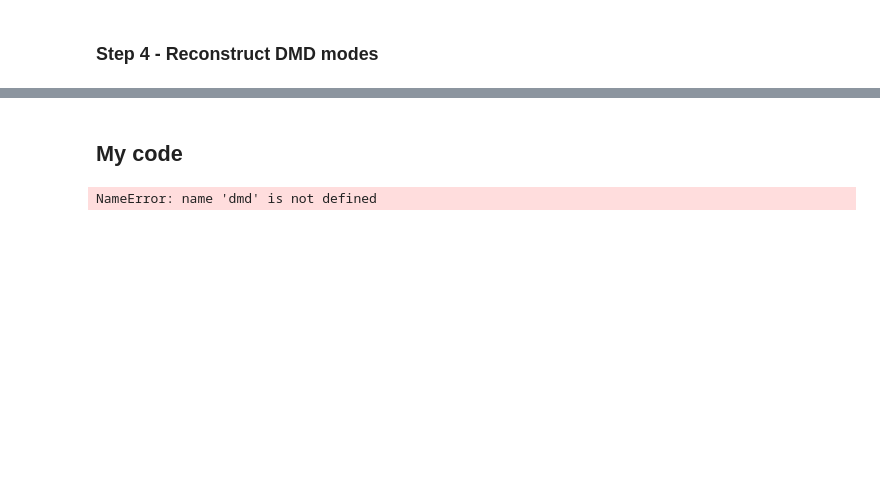
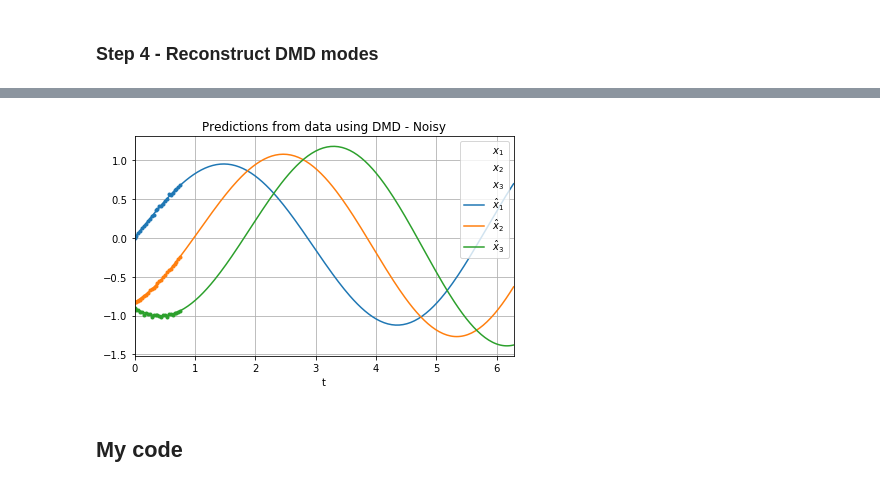
Before and after one commit to billtubbs/mech-575, a Jupyter notebook: Chapter-7-data-driven-dynamical-systems.ipynb, the cells around one changed output, grey strips where cells are left out. Saved outputs shown, nothing was run; the diff lists cells and outputs as text; code cells hidden in the pictures; blank space fills up the shorter version.

```diff
--- a/Chapter-7-data-driven-dynamical-systems.ipynb
+++ b/Chapter-7-data-driven-dynamical-systems.ipynb
@@ -170,3 +288,31 @@ assert np.array_equal(b, result_check[2])
+# %%
+# DMD predictions with noise
+
+nd = 25
+x = df_noisy.iloc[:nd].values.T
+x_prime = df_noisy.iloc[1:nd+1].values.T
+assert x.shape == x_prime.shape
+
+# Compute DMD
+Phi, Lambda, b = dmd_SB(x, x_prime, r)
+x_pred = predict(200, Phi, Lambda, b)
+
+data_df = pd.DataFrame(x.T, index=df.index[:nd],
+                       columns=df.columns)
+pred_df = pd.DataFrame(x_pred.T, index=df.index,
+                       columns=[r'$\hat{x}_%d$' % (i+1) for i in range(3)])
+
+prop_cycle = plt.rcParams['axes.prop_cycle']
+colors = prop_cycle.by_key()['color']
+ax = data_df.plot(label='model', style='.', color=colors)
+pred_df.plot(ax=ax, label='model', style='-')
+plt.title('Predictions from data using DMD - Noisy')
+plt.grid()
+plt.tight_layout()
+plt.savefig('plots/dmd_example_noisy.pdf')
+plt.show()
+# %% [output]
+[figure, added]
 # %% [markdown]
 ## My code
 # %%
@@ -196,8 +342,6 @@ def dmd_bt(x, x_prime, r):
 
     return phi, lam, b
 # %%
-phi, lam, b = dmd(x, x_prime, r=2)
+phi, lam, b = dmd_BT(x, x_prime, r=2)
-# %% [output]
-NameError: name 'dmd' is not defined
 # %%
 phi
```
Also changed, not shown: parts of 34 cells of this notebook.
